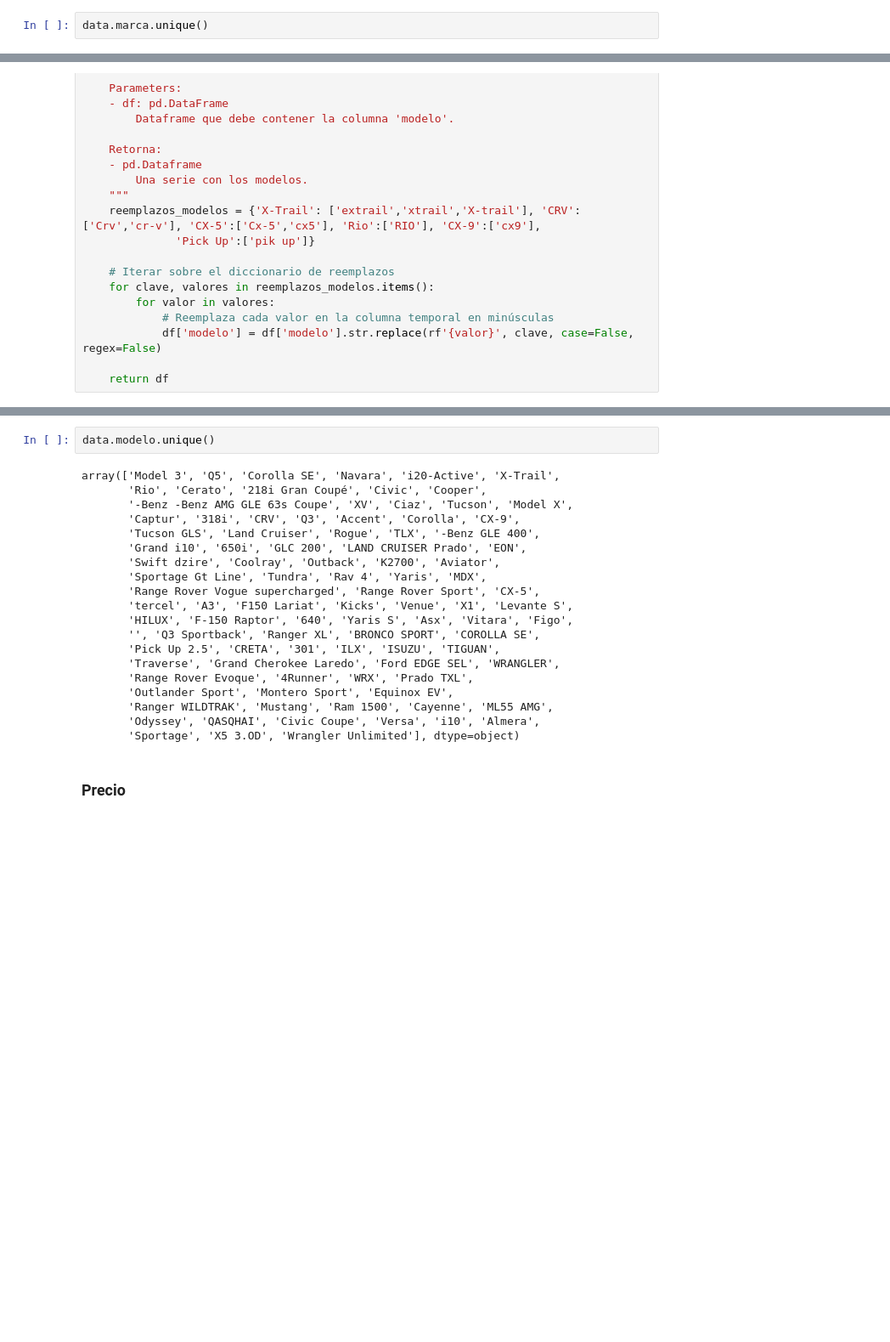
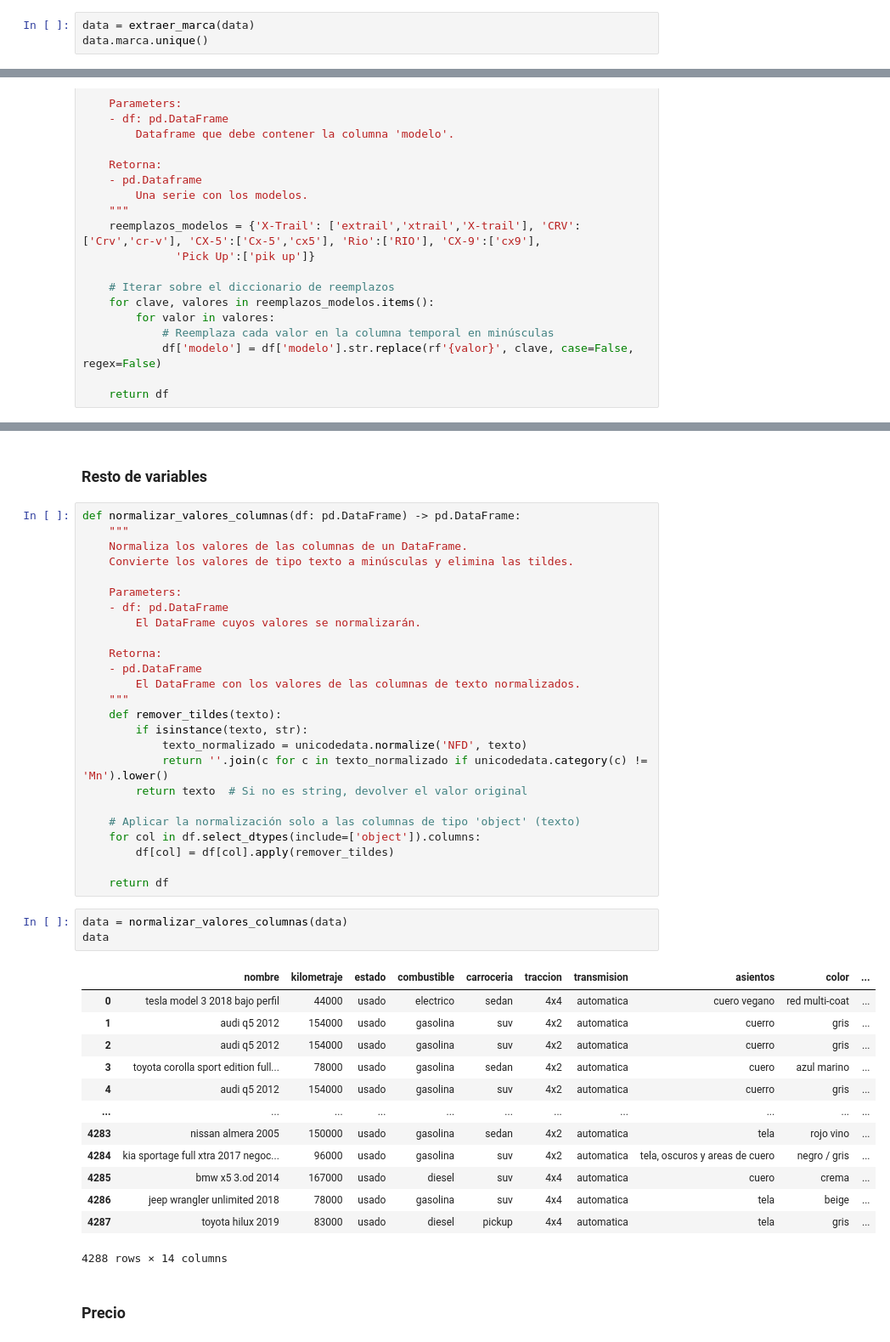
Before and after one commit to PabloJRW/web-scrapers, a Jupyter notebook: scripts/processing/geeky_transformation.ipynb, the cells around one changed output, grey strips where cells are left out. Shown at 85% size. Cells and saved outputs as stored; diff of their text form; blank space fills up the shorter version.

```diff
--- a/scripts/processing/geeky_transformation.ipynb
+++ b/scripts/processing/geeky_transformation.ipynb
@@ -191,4 +170,5 @@ extraer_marca(data)
 # %%
+data = extraer_marca(data)
 data.marca.unique()
 # %% [output]
 array(['tesla', 'audi', 'toyota', 'nissan', 'hyundai', 'kia', 'bmw',
@@ -421,25 +406,47 @@ data
-# %%
-data.modelo.unique()
-# %% [output]
-array(['Model 3', 'Q5', 'Corolla SE', 'Navara', 'i20-Active', 'X-Trail',
-       'Rio', 'Cerato', '218i Gran Coupé', 'Civic', 'Cooper',
-       '-Benz -Benz AMG GLE 63s Coupe', 'XV', 'Ciaz', 'Tucson', 'Model X',
-       'Captur', '318i', 'CRV', 'Q3', 'Accent', 'Corolla', 'CX-9',
-       'Tucson GLS', 'Land Cruiser', 'Rogue', 'TLX', '-Benz GLE 400',
-       'Grand i10', '650i', 'GLC 200', 'LAND CRUISER Prado', 'EON',
-       'Swift dzire', 'Coolray', 'Outback', 'K2700', 'Aviator',
-       'Sportage Gt Line', 'Tundra', 'Rav 4', 'Yaris', 'MDX',
-       'Range Rover Vogue supercharged', 'Range Rover Sport', 'CX-5',
-       'tercel', 'A3', 'F150 Lariat', 'Kicks', 'Venue', 'X1', 'Levante S',
-       'HILUX', 'F-150 Raptor', '640', 'Yaris S', 'Asx', 'Vitara', 'Figo',
-       '', 'Q3 Sportback', 'Ranger XL', 'BRONCO SPORT', 'COROLLA SE',
-       'Pick Up 2.5', 'CRETA', '301', 'ILX', 'ISUZU', 'TIGUAN',
-       'Traverse', 'Grand Cherokee Laredo', 'Ford EDGE SEL', 'WRANGLER',
-       'Range Rover Evoque', '4Runner', 'WRX', 'Prado TXL',
-       'Outlander Sport', 'Montero Sport', 'Equinox EV',
-       'Ranger WILDTRAK', 'Mustang', 'Ram 1500', 'Cayenne', 'ML55 AMG',
-       'Odyssey', 'QASQHAI', 'Civic Coupe', 'Versa', 'i10', 'Almera',
-       'Sportage', 'X5 3.OD', 'Wrangler Unlimited'], dtype=object)
+# %% [markdown]
+### Resto de variables
+# %%
+def normalizar_valores_columnas(df: pd.DataFrame) -> pd.DataFrame:
+    """
+    Normaliza los valores de las columnas de un DataFrame.
+    Convierte los valores de tipo texto a minúsculas y elimina las tildes.
+
+    Parameters:
+    - df: pd.DataFrame
+        El DataFrame cuyos valores se normalizarán.
+
+    Retorna:
+    - pd.DataFrame
+        El DataFrame con los valores de las columnas de texto normalizados.
+    """
+    def remover_tildes(texto):
+        if isinstance(texto, str):
+            texto_normalizado = unicodedata.normalize('NFD', texto)
+            return ''.join(c for c in texto_normalizado if unicodedata.category(c) != 'Mn').lower()
+        return texto  # Si no es string, devolver el valor original
+
+    # Aplicar la normalización solo a las columnas de tipo 'object' (texto)
+    for col in df.select_dtypes(include=['object']).columns:
+        df[col] = df[col].apply(remover_tildes)
+
+    return df
+# %%
+data = normalizar_valores_columnas(data)
+data
+# %% [output]
+|  | nombre | kilometraje | estado | combustible | carroceria | traccion | transmision | asientos | color | ... |
+| 0 | tesla model 3 2018 bajo perfil | 44000 | usado | electrico | sedan | 4x4 | automatica | cuero vegano | red multi-coat | ... |
+| 1 | audi q5 2012 | 154000 | usado | gasolina | suv | 4x2 | automatica | cuerro | gris | ... |
+| 2 | audi q5 2012 | 154000 | usado | gasolina | suv | 4x2 | automatica | cuerro | gris | ... |
+| 3 | toyota corolla sport edition full... | 78000 | usado | gasolina | sedan | 4x2 | automatica | cuero | azul marino | ... |
+| 4 | audi q5 2012 | 154000 | usado | gasolina | suv | 4x2 | automatica | cuerro | gris | ... |
+| ... | ... | ... | ... | ... | ... | ... | ... | ... | ... | ... |
+| 4283 | nissan almera 2005 | 150000 | usado | gasolina | sedan | 4x2 | automatica | tela | rojo vino | ... |
+| 4284 | kia sportage full xtra 2017 negoc... | 96000 | usado | gasolina | suv | 4x2 | automatica | tela, oscuros y areas de cuero | negro / gris | ... |
+| 4285 | bmw x5 3.od 2014 | 167000 | usado | diesel | suv | 4x4 | automatica | cuero | crema | ... |
+| 4286 | jeep wrangler unlimited 2018 | 78000 | usado | gasolina | suv | 4x4 | automatica | tela | beige | ... |
+| 4287 | toyota hilux 2019 | 83000 | usado | diesel | pickup | 4x4 | automatica | tela | gris | ... |
+4288 rows × 14 columns
 # %% [markdown]
 ### Precio
 # %%
```
Also changed, not shown: parts of 16 cells of this notebook, 12 other files.
